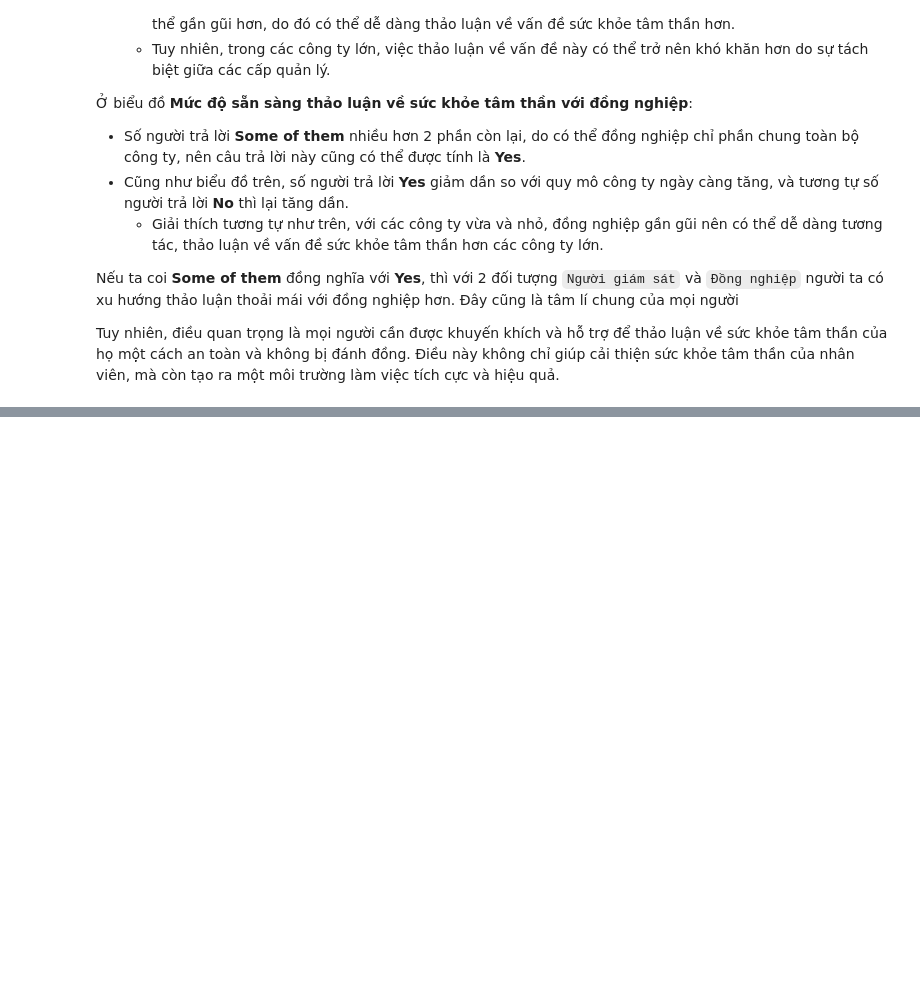
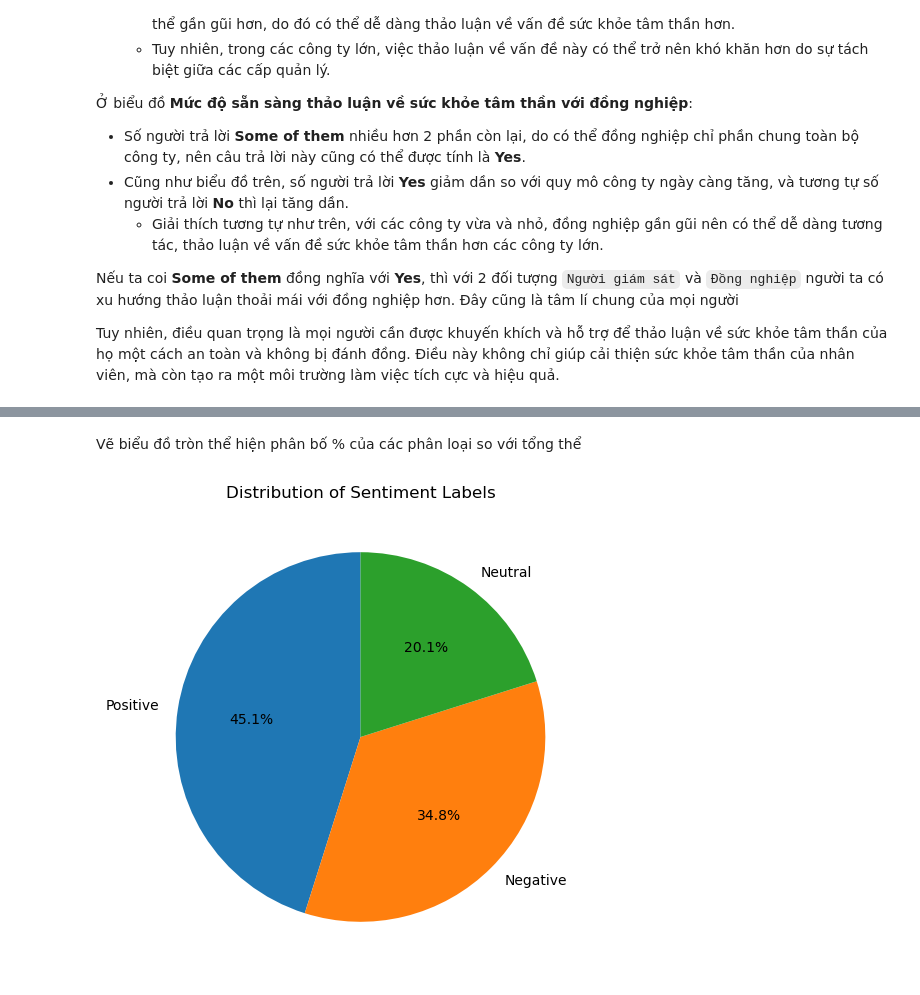
Before and after one commit to cheesepp/P4DS_FinalProject, a Jupyter notebook: EDA.ipynb, the cells around one changed output, grey strips where cells are left out. Saved outputs shown, nothing was run; the diff lists cells and outputs as text; code cells hidden in the pictures; blank space fills up the shorter version.

```diff
--- a/EDA.ipynb
+++ b/EDA.ipynb
@@ -159,0 +326,12 @@ Tuy nhiên, điều quan trọng là mọi người cần được khuyến khí
+# %%
+# Define function
+def category(score):
+    if score > 0.05:
+        return 'Positive'
+    elif score < -0.05:
+        return 'Negative'
+    else:
+        return 'Neutral'
+
+# Apply to the 'Sentiment' column
+cmt_df['Sentiment_Label'] = cmt_df['Sentiment'].apply(category)
@@ -159,0 +354,17 @@ Tuy nhiên, điều quan trọng là mọi người cần được khuyến khí
+# %% [markdown]
+Vẽ biểu đồ tròn thể hiện phân bố % của các phân loại so với tổng thể
+# %%
+# Count values
+sentiment_counts = cmt_df['Sentiment_Label'].value_counts()
+
+# Create a pie chart
+plt.figure(figsize=(8, 6))
+plt.pie(sentiment_counts.values, labels=sentiment_counts.index, autopct='%1.1f%%', startangle=90)
+
+# Add labels and title
+plt.title("Distribution of Sentiment Labels")
+
+# Show the plot
+plt.show()
+# %% [output]
+[figure, added]
```
Also changed, not shown: parts of 17 cells of this notebook.
